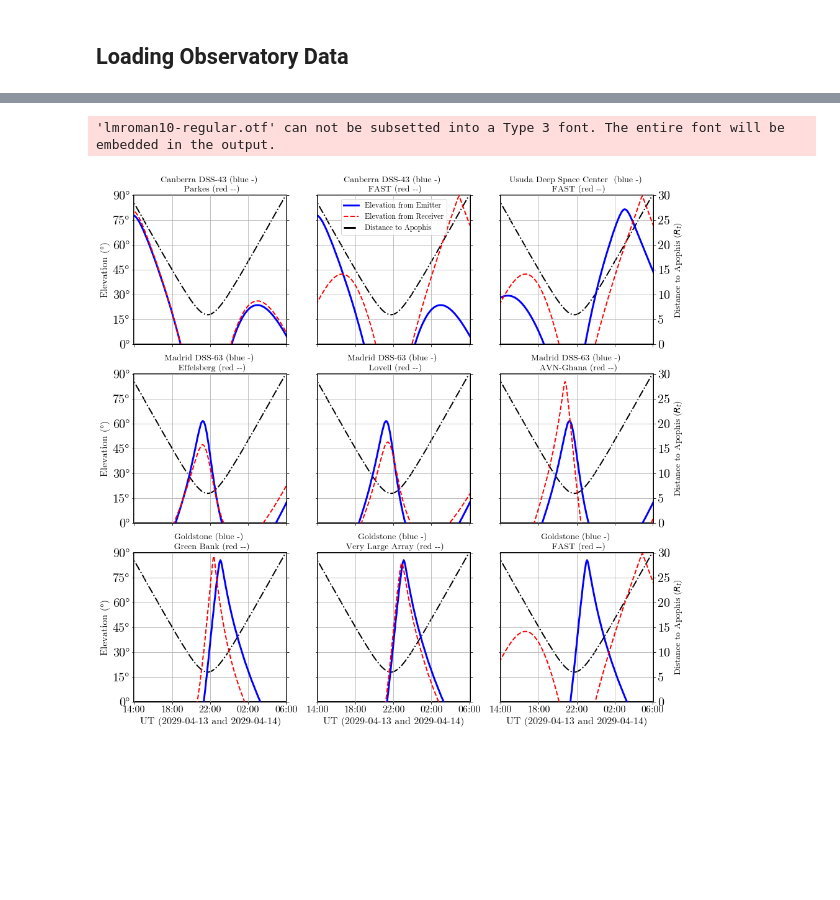
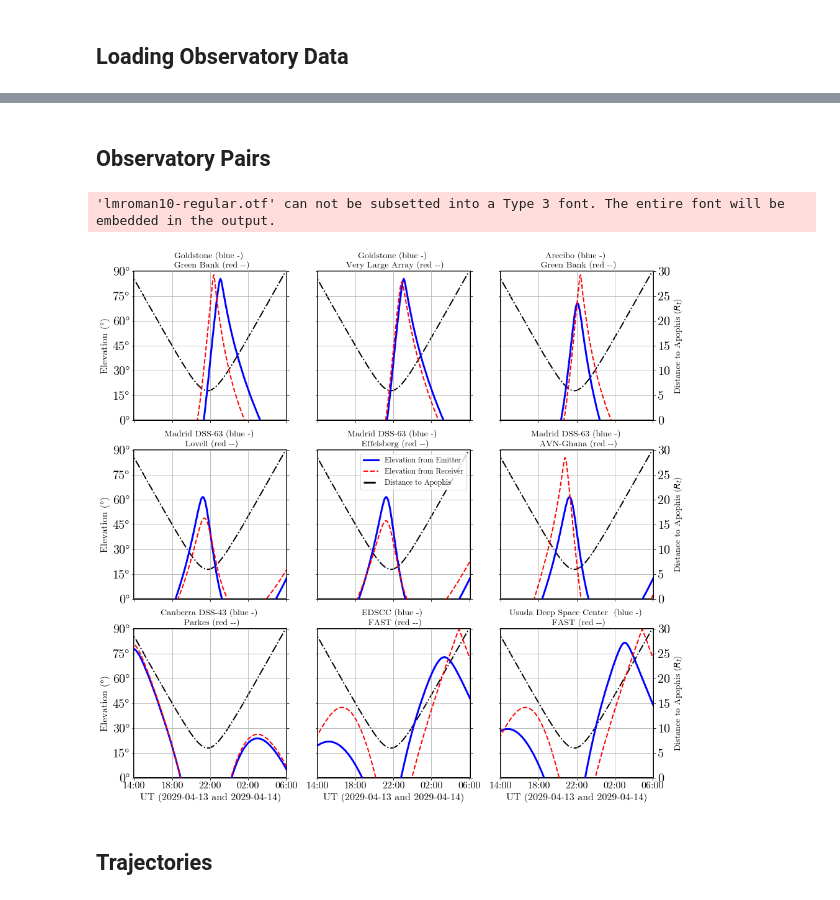
Before and after one commit to AgustinVallejo/Apophis, a Jupyter notebook: New Notebooks/0. Graphs.ipynb, the cells around one changed output, grey strips where cells are left out. Drawn from its saved outputs; the diff is of its cells as text; code cells hidden in the pictures; blank space fills up the shorter version.

```diff
--- a/New Notebooks/0. Graphs.ipynb
+++ b/New Notebooks/0. Graphs.ipynb
@@ -158,0 +148,20 @@ radio_pairs = [
+# %%
+pairs = [
+    ('GOL','GBT'),
+    ('GOL','VLA'),
+    ('ARE','GBT'),
+    ('MDS','LOV'),
+    ('MDS','EFE'),
+    ('MDS','AVN'),
+    ('CDS','PRK'),
+    ('ECD','FAS'),
+    ('USU','FAS'),
+]
+
+radio_pairs = [
+    (radio[radio.Code == a].iloc[0],
+    radio[radio.Code == b].iloc[0])
+     for a,b in pairs
+     ]
+
+[(x.Name,y.Name) for x,y in radio_pairs]
@@ -159,3 +178,5 @@ radio_pairs = [
+# %% [markdown]
+## Observatory Pairs
 # %%
 def axes(ax,i):
     ax.grid()
@@ -179,7 +200,7 @@ def axes(ax,i):
     else:
         ax.set_yticklabels([])
 
-    if i == 1:
+    if i == 4:
         ax.legend(fontsize=12)
 
 fig, axs = plt.subplots(3,3, figsize=(15,15))
@@ -190,34 +211,36 @@ for i,pairobs in enumerate(radio_pairs):
     ax = axs.flat[i]
     ax2=ax.twinx()
 
     ax2.plot(ephemeris['hours'],ephemeris['delta (Rt)'],'k-.',lw=2)
     ax2.set_yticks([])
 
     ax.set_title(f"{obs1['Name']} (blue -) \n {obs2['Name']} (red --)",size=14)
     ax.plot(ephemeris['hours'],pair['elevation1'],label=f"Elevation from Emitter",lw=3,color='b')
     ax.plot(ephemeris['hours'],pair['elevation2'],'--',label=f"Elevation from Receiver",lw=2,color='r')
     ax.plot([-100],[-100],'k-.',label='Distance to Apophis',lw=3)
     # ax.set_ylabel("Apophis' Elevation (°)",size=14)
     axes(ax,i)
 
     yticks = list(range(0,31,5))
     ax2.set_yticks(yticks)
     ax2.set_yticklabels([])
     ax2.set_ylim([0,30])
 
     if (i+1)%3==0:
         ax2.set_ylabel("Distance to Apophis ($R_t$)",size=14)
         ax2.set_yticklabels(yticks)
 
     ax.set_zorder(ax2.get_zorder()+1)
     ax.set_frame_on(False)
 
 name = "../Figures/fig4_pairs"
 plt.savefig(name+".pdf",bbox_inches='tight')
 plt.savefig(name+".png",bbox_inches='tight')
 # %% [output]
 'lmroman10-regular.otf' can not be subsetted into a Type 3 font. The entire font will be embedded in the output.
-[figure, old version]
+[figure, new version]
+# %% [markdown]
+## Trajectories
 # %%
 def add_arrow(line, position=None, direction='right', size=15, color=None):
     """
```
Also changed, not shown: parts of 14 cells of this notebook, 14 other files.
